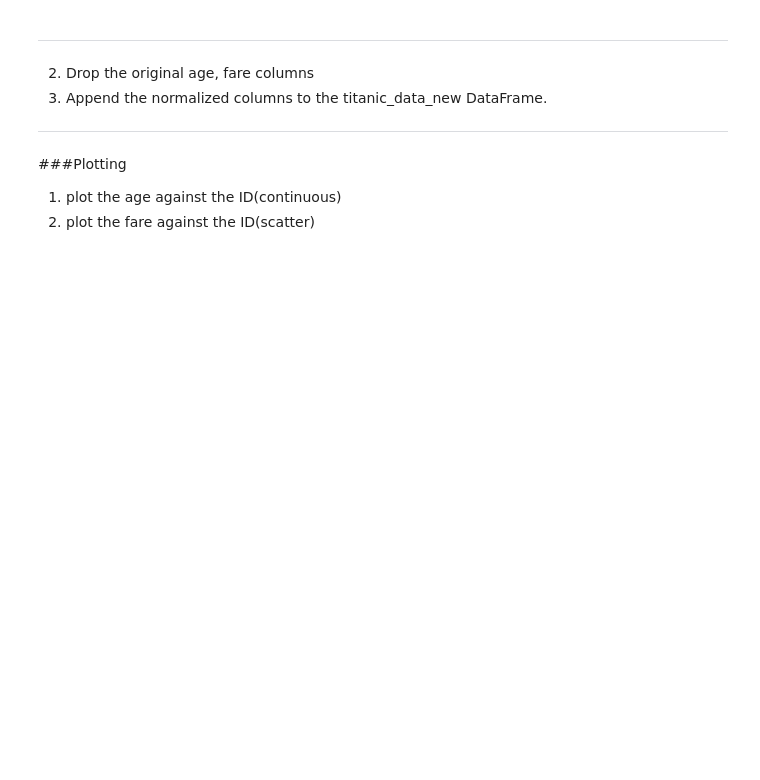
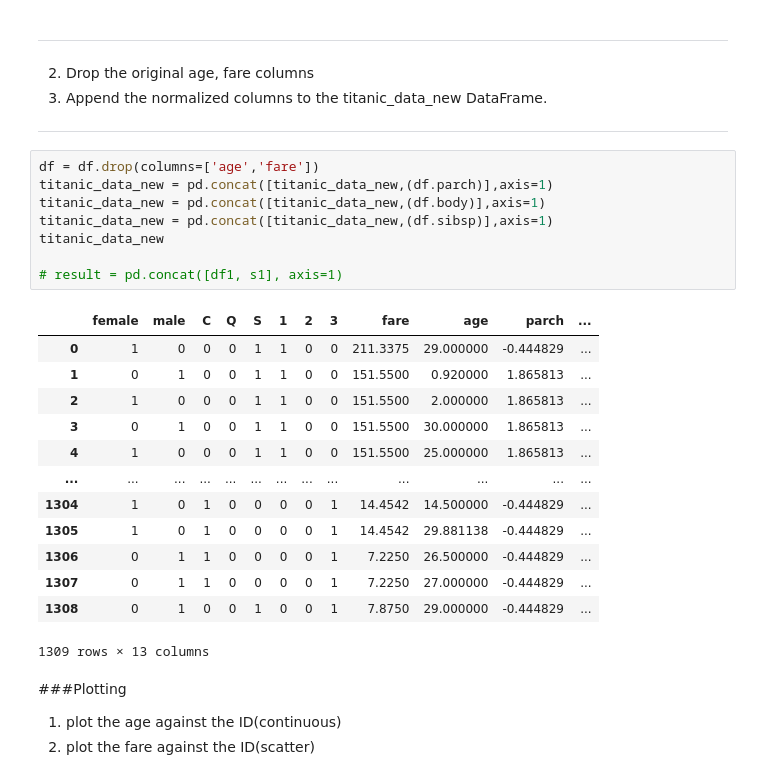
Before and after one commit to hemantkiitg/shala_2020, a Jupyter notebook: Assignment_1_DS.ipynb, the cells around one changed output. Drawn from its saved outputs; the diff is of its cells as text; blank space fills up the shorter version.

```diff
--- a/Assignment_1_DS.ipynb
+++ b/Assignment_1_DS.ipynb
@@ -312,6 +320,28 @@ df
 
 
 ---
+# %%
+df = df.drop(columns=['age','fare'])
+titanic_data_new = pd.concat([titanic_data_new,(df.parch)],axis=1)
+titanic_data_new = pd.concat([titanic_data_new,(df.body)],axis=1)
+titanic_data_new = pd.concat([titanic_data_new,(df.sibsp)],axis=1)
+titanic_data_new
+
+# result = pd.concat([df1, s1], axis=1)
+# %% [output]
+|  | female | male | C | Q | S | 1 | 2 | 3 | fare | age | parch | ... |
+| 0 | 1 | 0 | 0 | 0 | 1 | 1 | 0 | 0 | 211.3375 | 29.000000 | -0.444829 | ... |
+| 1 | 0 | 1 | 0 | 0 | 1 | 1 | 0 | 0 | 151.5500 | 0.920000 | 1.865813 | ... |
+| 2 | 1 | 0 | 0 | 0 | 1 | 1 | 0 | 0 | 151.5500 | 2.000000 | 1.865813 | ... |
+| 3 | 0 | 1 | 0 | 0 | 1 | 1 | 0 | 0 | 151.5500 | 30.000000 | 1.865813 | ... |
+| 4 | 1 | 0 | 0 | 0 | 1 | 1 | 0 | 0 | 151.5500 | 25.000000 | 1.865813 | ... |
+| ... | ... | ... | ... | ... | ... | ... | ... | ... | ... | ... | ... | ... |
+| 1304 | 1 | 0 | 1 | 0 | 0 | 0 | 0 | 1 | 14.4542 | 14.500000 | -0.444829 | ... |
+| 1305 | 1 | 0 | 1 | 0 | 0 | 0 | 0 | 1 | 14.4542 | 29.881138 | -0.444829 | ... |
+| 1306 | 0 | 1 | 1 | 0 | 0 | 0 | 0 | 1 | 7.2250 | 26.500000 | -0.444829 | ... |
+| 1307 | 0 | 1 | 1 | 0 | 0 | 0 | 0 | 1 | 7.2250 | 27.000000 | -0.444829 | ... |
+| 1308 | 0 | 1 | 0 | 0 | 1 | 0 | 0 | 1 | 7.8750 | 29.000000 | -0.444829 | ... |
+1309 rows × 13 columns
 # %% [markdown]
 ###Plotting
 1. plot the age against the ID(continuous)
```
Also changed, not shown: parts of 5 cells of this notebook.
